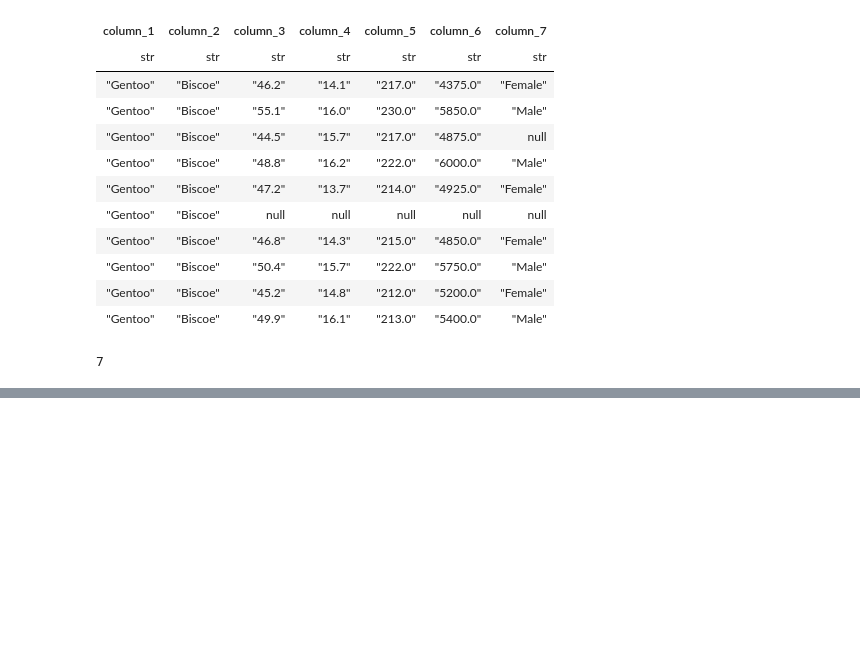
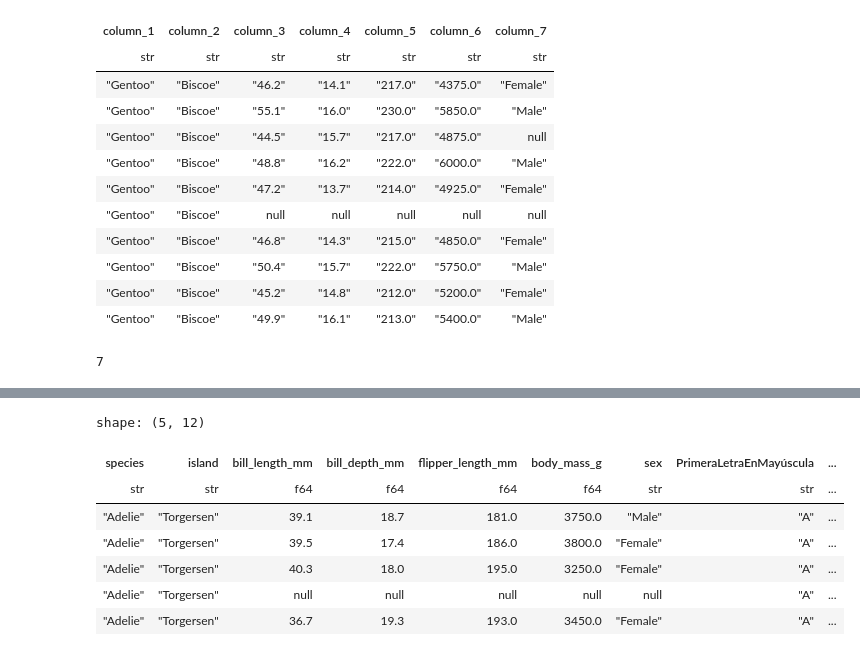
Before and after one commit to BrayanR03/Fundamentos-Pandas-y-Polars, a Jupyter notebook: polars/06_manipulacion_datos_polars.ipynb, the cells around one changed output, grey strips where cells are left out. Drawn from its saved outputs; the diff is of its cells as text; code cells hidden in the pictures; blank space fills up the shorter version.

Commit message:
manipulacion de datos fase 3 - datos cualitativos

```diff
--- a/polars/06_manipulacion_datos_polars.ipynb
+++ b/polars/06_manipulacion_datos_polars.ipynb
@@ -267,0 +328,19 @@ df_penguins.shape[1] ## ⬅️ Muestra la cantidad de columnas del dataset
+# %%
+"""
+    C). CONVERTIR A MAYÚSCULA LA PRIMERA LETRA DE CADA DATO CUALITATIVOS DE UNA COLUMNA EN UN DATASET
+
+    📝 SINTAXIS:
+
+        dataframe_nombre = dataframe_nombre.with_columns(
+            pl.col(NombreColumnaCualitativa).str.to_titlecase().alias(NombreColumnaCualitativa)
+        )
+
+    ### 🧠 En este caso, debemos almacenar en una variable los cambios a realizar en el dataframe.
+"""
+
+# 💡 EJEMPLO:
+
+df_penguins = df_penguins.with_columns(
+    pl.col("species").str.to_titlecase().alias("species") ## ⬅️ Convertimos la primera letra en mayúscula de cada dato en la columna cualitativa ""species""
+)
+df_penguins.head()
@@ -267,0 +356,48 @@ df_penguins.shape[1] ## ⬅️ Muestra la cantidad de columnas del dataset
+# %%
+"""
+    D). EXTRAER DE CADA DATO CUALITATIVO UNA CADENA EN ESPECÍFICO MEDIANTE >>EXPRESIONES REGULARES<< EN UN DATASET
+
+    📝 SINTAXIS:
+
+        dataset_nombre[NombreColumnaCualitativa].str.extract()
+
+    ### 🧠 En este caso, debemos almacenar en una variable los cambios a realizar en el dataframe
+"""
+##💡 EJEMPLO 1: ⬅️ Extraemos primera letra en mayúscula
+df_penguins = df_penguins.with_columns(
+    pl.col("species").str.extract(r'([A-Z])').alias("PrimeraLetraEnMayúscula")
+)
+# df_penguins.head()
+
+##💡 EJEMPLO 2: ⬅️ Extraemos primera letra en minúscula
+df_penguins = df_penguins.with_columns(
+    pl.col("species").str.extract(r'([a-z])').alias("PrimeraLetraEnMinúscula")
+)
+# df_penguins.head()
+
+##💡 EJEMPLO 3: ⬅️ Retornamos todo después de una letra en mayúscula
+df_penguins = df_penguins.with_columns(
+    pl.col("species").str.extract(r'[A-Z]+(.*)').alias("TodoDespuesDeUnaMayúscula")
+)
+# df_penguins.head()
+
+##💡 EJEMPLO 4: ⬅️ Retornamos todo después de una letra en minúscula
+df_penguins = df_penguins.with_columns(
+    pl.col("species").str.extract(r'[a-z]+(.*)').alias("TodoDespuesDeUnaMinúscula")
+)
+# df_penguins.head()
+
+##💡 EJEMPLO 5: ⬅️ Retornamos todo después de un número
+df_penguins = df_penguins.with_columns(
+    pl.col("species").str.extract(r'[0-9]+(.*)').alias("TodoDespuesDeUnNúmero")
+)
+df_penguins.head()
+# %% [output]
+shape: (5, 12)
+| species | island | bill_length_mm | bill_depth_mm | flipper_length_mm | body_mass_g | sex | PrimeraLetraEnMayúscula | ... |
+| str | str | f64 | f64 | f64 | f64 | str | str | ... |
+| "Adelie" | "Torgersen" | 39.1 | 18.7 | 181.0 | 3750.0 | "Male" | "A" | ... |
+| "Adelie" | "Torgersen" | 39.5 | 17.4 | 186.0 | 3800.0 | "Female" | "A" | ... |
+| "Adelie" | "Torgersen" | 40.3 | 18.0 | 195.0 | 3250.0 | "Female" | "A" | ... |
+| "Adelie" | "Torgersen" | null | null | null | null | null | "A" | ... |
+| "Adelie" | "Torgersen" | 36.7 | 19.3 | 193.0 | 3450.0 | "Female" | "A" | ... |
```
Also changed, not shown: parts of 6 cells of this notebook, 1 other file.
